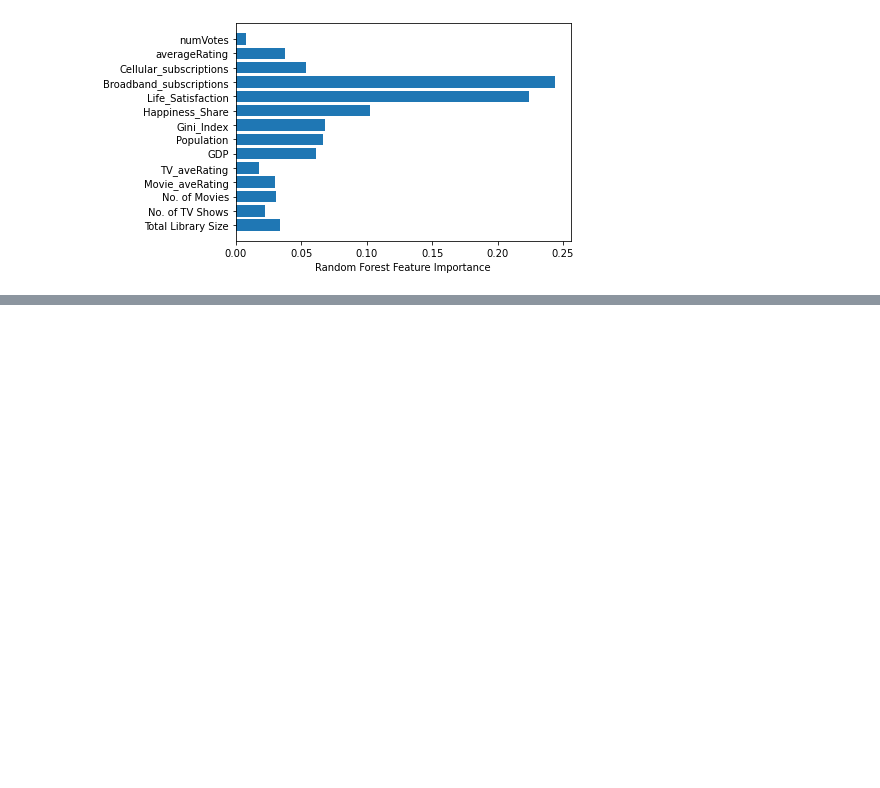
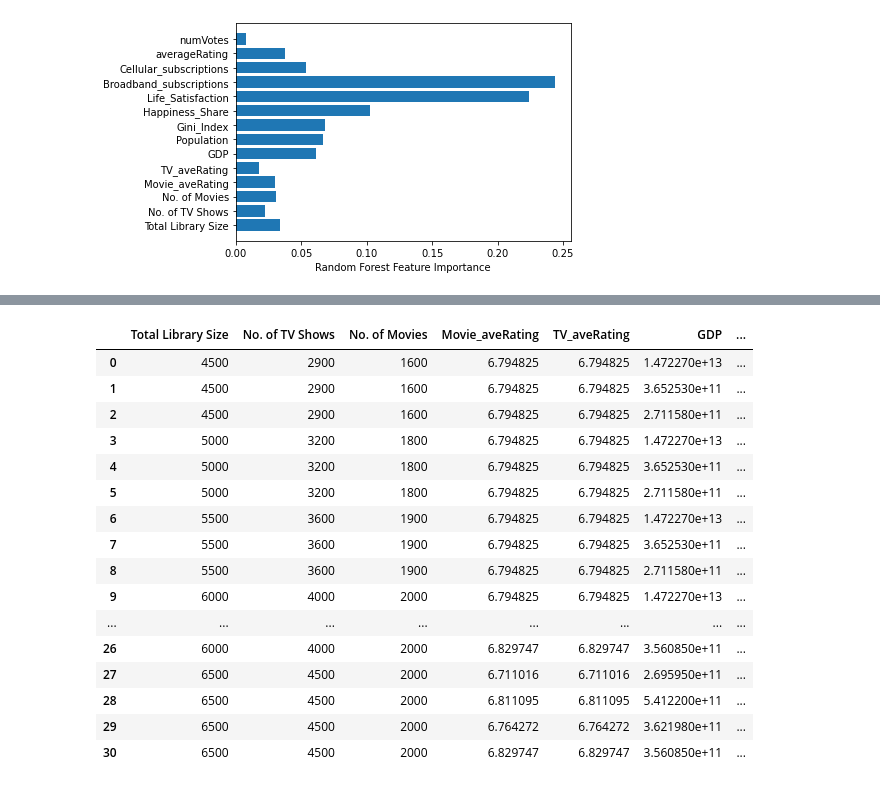
Before and after one commit to yzhou024/bt5153_project11, a Jupyter notebook: code11_RandomForest.ipynb, the cells around one changed output, grey strips where cells are left out. Cells and saved outputs as stored; diff of their text form; code cells hidden in the pictures; blank space fills up the shorter version.

Commit message:
Update for Final Prediction

```diff
--- a/code11_RandomForest.ipynb
+++ b/code11_RandomForest.ipynb
@@ -363,3 +363,5 @@ plt.xlabel("Random Forest Feature Importance")
 # %% [output]
 Text(0.5, 0, 'Random Forest Feature Importance')
 [figure]
+# %%
+df_prediction = pd.read_csv(r'C:\Users\65836\Downloads\5153\prediction.csv', index_col=None)
@@ -365,0 +377,22 @@ Text(0.5, 0, 'Random Forest Feature Importance')
+# %%
+X_prediction = df_prediction.iloc[:, [3,4,5,9,10,11,12,13,14,15,16,17,18,19]]
+# %%
+X_prediction
+# %% [output]
+|  | Total Library Size | No. of TV Shows | No. of Movies | Movie_aveRating | TV_aveRating | GDP | ... |
+| 0 | 4500 | 2900 | 1600 | 6.794825 | 6.794825 | 1.472270e+13 | ... |
+| 1 | 4500 | 2900 | 1600 | 6.794825 | 6.794825 | 3.652530e+11 | ... |
+| 2 | 4500 | 2900 | 1600 | 6.794825 | 6.794825 | 2.711580e+11 | ... |
+| 3 | 5000 | 3200 | 1800 | 6.794825 | 6.794825 | 1.472270e+13 | ... |
+| 4 | 5000 | 3200 | 1800 | 6.794825 | 6.794825 | 3.652530e+11 | ... |
+| 5 | 5000 | 3200 | 1800 | 6.794825 | 6.794825 | 2.711580e+11 | ... |
+| 6 | 5500 | 3600 | 1900 | 6.794825 | 6.794825 | 1.472270e+13 | ... |
+| 7 | 5500 | 3600 | 1900 | 6.794825 | 6.794825 | 3.652530e+11 | ... |
+| 8 | 5500 | 3600 | 1900 | 6.794825 | 6.794825 | 2.711580e+11 | ... |
+| 9 | 6000 | 4000 | 2000 | 6.794825 | 6.794825 | 1.472270e+13 | ... |
+| ... | ... | ... | ... | ... | ... | ... | ... |
+| 26 | 6000 | 4000 | 2000 | 6.829747 | 6.829747 | 3.560850e+11 | ... |
+| 27 | 6500 | 4500 | 2000 | 6.711016 | 6.711016 | 2.695950e+11 | ... |
+| 28 | 6500 | 4500 | 2000 | 6.811095 | 6.811095 | 5.412200e+11 | ... |
+| 29 | 6500 | 4500 | 2000 | 6.764272 | 6.764272 | 3.621980e+11 | ... |
+| 30 | 6500 | 4500 | 2000 | 6.829747 | 6.829747 | 3.560850e+11 | ... |
```
Also changed, not shown: parts of 4 cells of this notebook.
